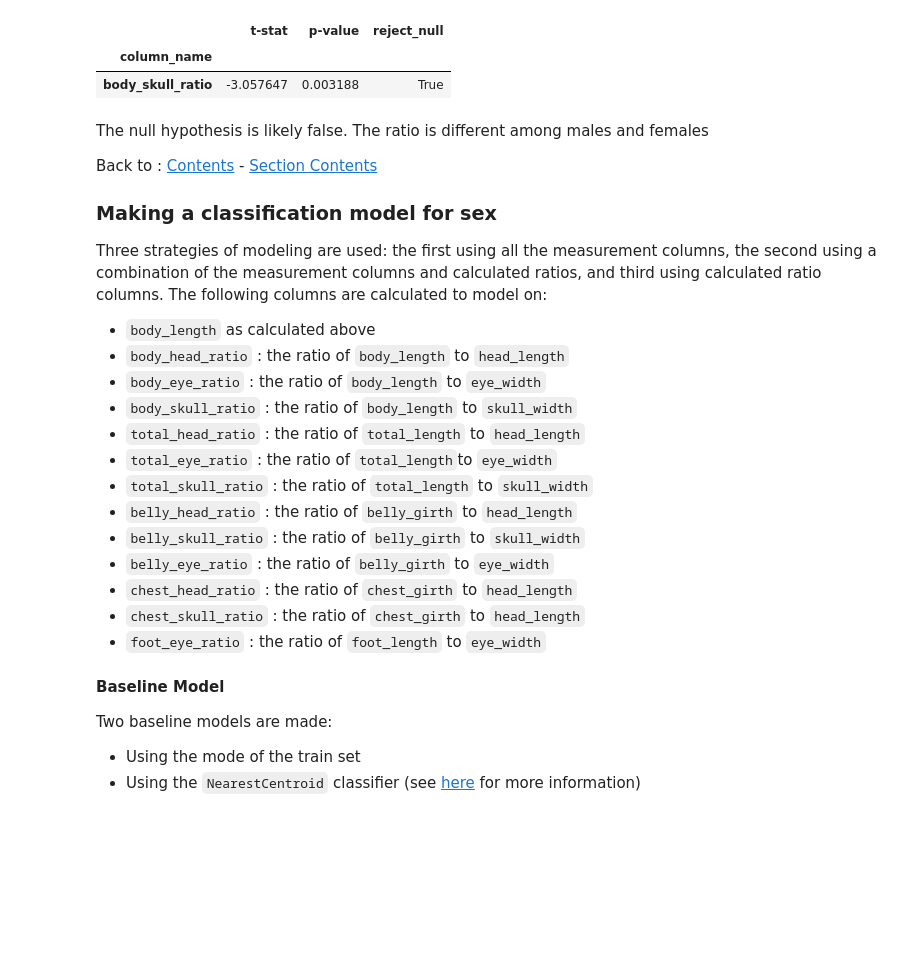
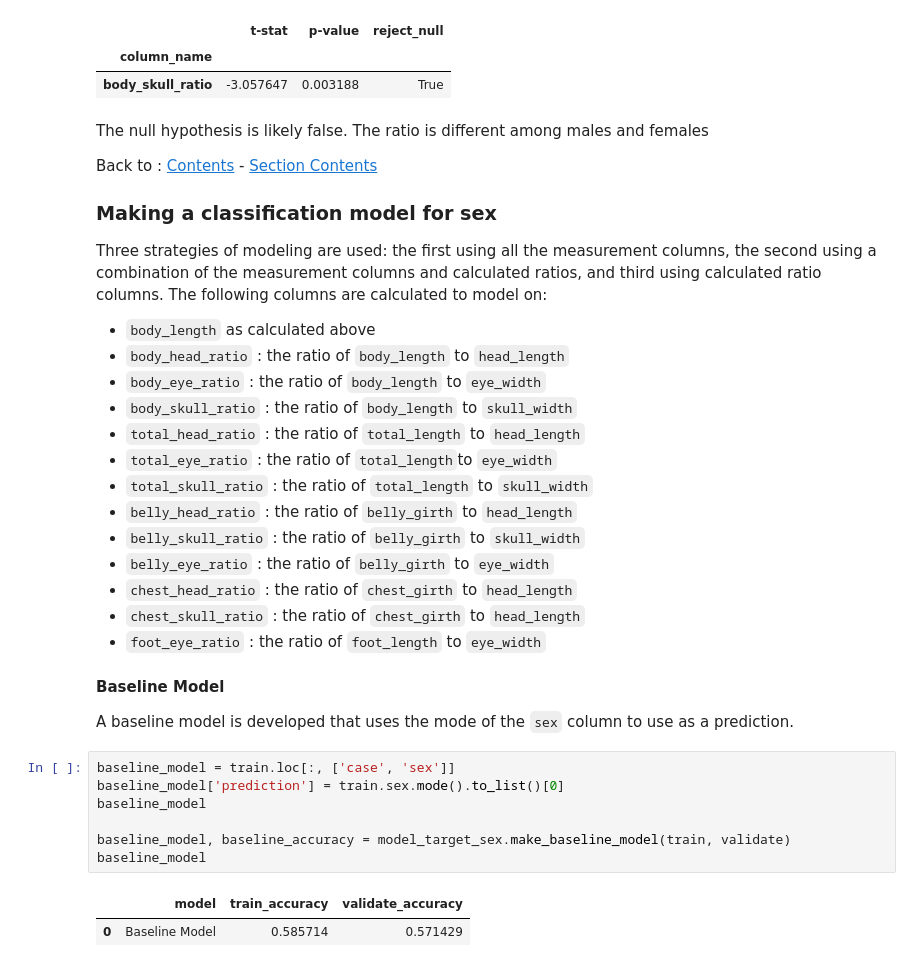
Before and after one commit to stephenfitzsimon/possum-regression, a Jupyter notebook: possum_models.ipynb, the cells around one changed output. Saved outputs shown, nothing was run; the diff lists cells and outputs as text; blank space fills up the shorter version.

```diff
--- a/possum_models.ipynb
+++ b/possum_models.ipynb
@@ -580,6 +580,14 @@ Three strategies of modeling are used: the first using all the measurement colum
 
 #### Baseline Model
 
-Two baseline models are made:
-- Using the mode of the train set
-- Using the `NearestCentroid` classifier (see <a href='https://scikit-learn.org/stable/modules/neighbors.html#nearest-centroid-classifier'>here</a> for more information)
+A baseline model is developed that uses the mode of the `sex` column to use as a prediction.
+# %%
+baseline_model = train.loc[:, ['case', 'sex']]
+baseline_model['prediction'] = train.sex.mode().to_list()[0]
+baseline_model
+
+baseline_model, baseline_accuracy = model_target_sex.make_baseline_model(train, validate)
+baseline_model
+# %% [output]
+|  | model | train_accuracy | validate_accuracy |
+| 0 | Baseline Model | 0.585714 | 0.571429 |
```
Also changed, not shown: parts of 5 cells of this notebook, 2 other files.
